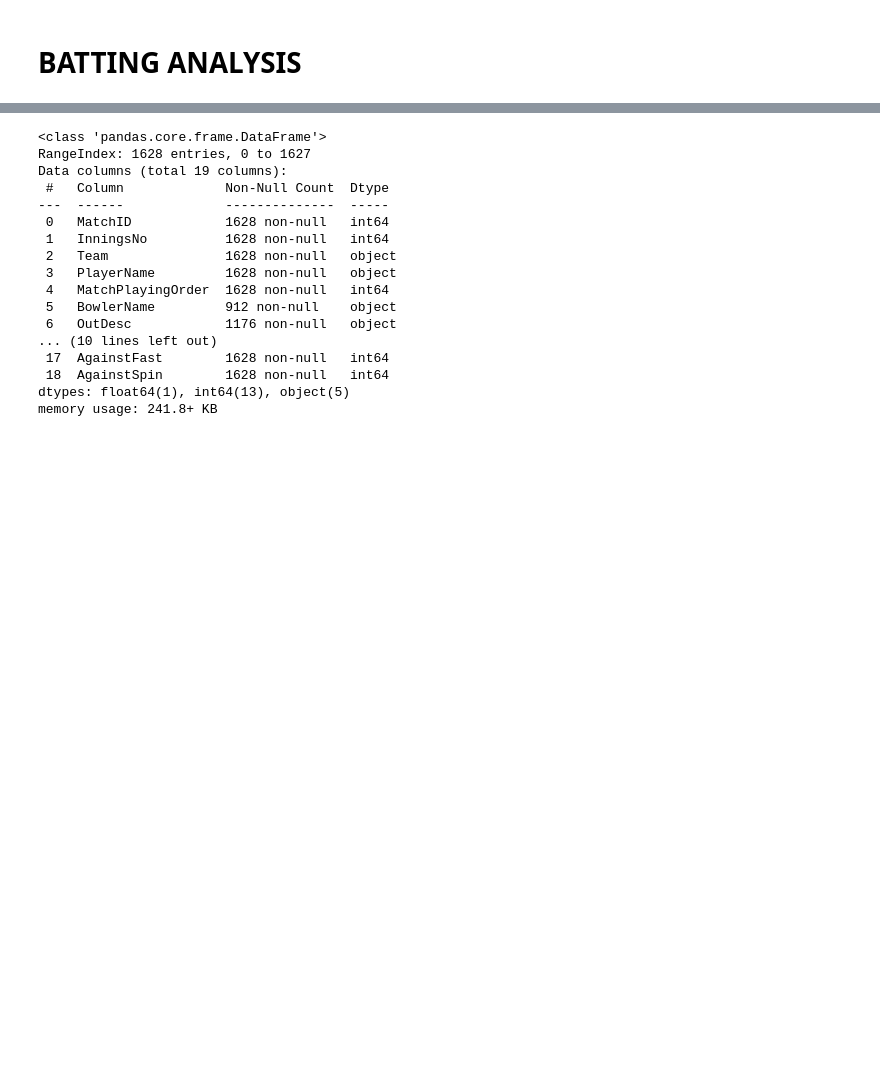
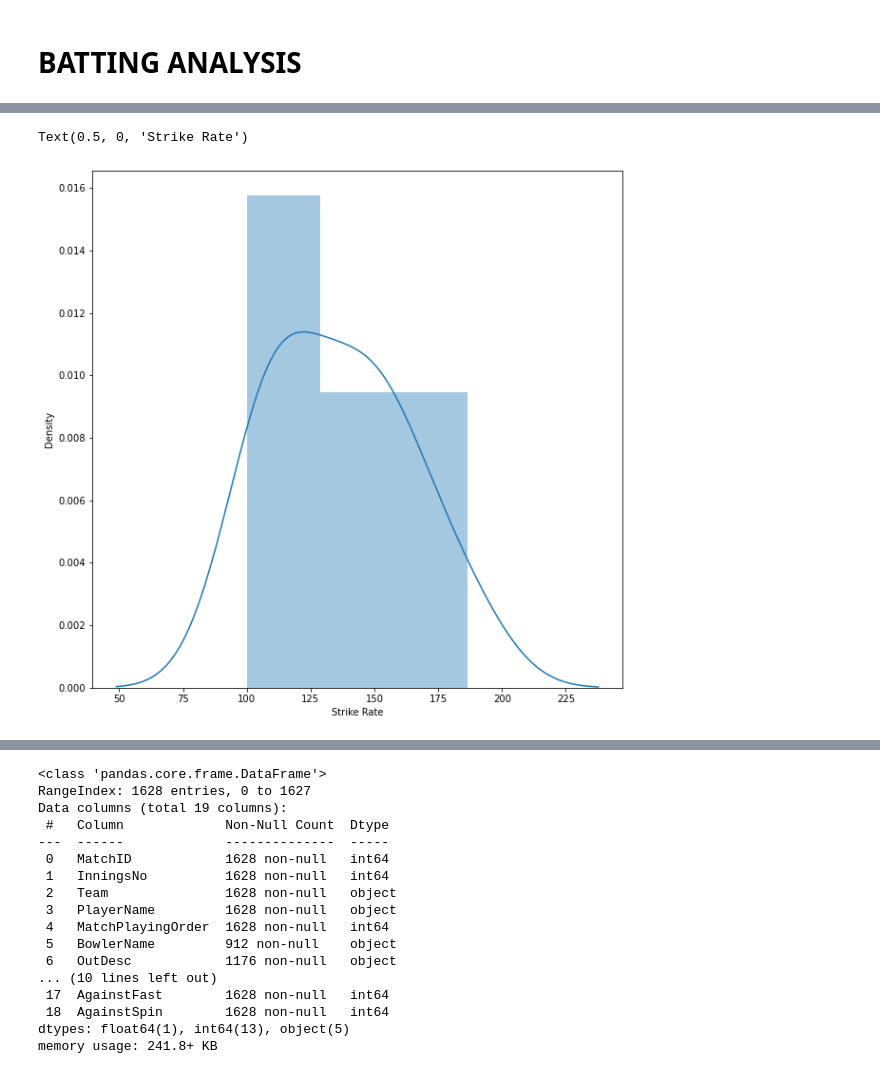
Before and after one commit to Divyesh230902/IPL-2022, a Jupyter notebook: IPL_2022_CaseStudy.ipynb, the cells around one changed output, grey strips where cells are left out. Drawn from its saved outputs; the diff is of its cells as text; code cells hidden in the pictures; blank space fills up the shorter version.

```diff
--- a/IPL_2022_CaseStudy.ipynb
+++ b/IPL_2022_CaseStudy.ipynb
@@ -31,3 +30,19 @@ StrikeRate2 = Bat_df['StrikeRate'].astype(str)
+# %%
+Bat_df['StrikeRate'].replace('-', np.nan, inplace=True)
+Bat_df['StrikeRate'].fillna(0, inplace=True)
+Bat_df['StrikeRate'] = Bat_df['StrikeRate'].astype(float)
+Bat_df['StrikeRate'].dtype
+Bat_df['StrikeRate'].mean()
+best_batsmans = Bat_df[Bat_df['StrikeRate'] >= Bat_df['StrikeRate'].mean()]
+Divyesh_batsman = best_batsmans.groupby("PlayerName").mean()
+my_team = Divyesh_batsman[['StrikeRate']].head(11)
+#players with highest Strike Rate
+plt.figure(figsize=(10,10))
+sns.distplot(my_team)
+plt.xlabel("Strike Rate")
+# %% [output]
+Text(0.5, 0, 'Strike Rate')
+[figure, added]
 # %%
 Bat_df.describe()
 #For checking the Description of data in the data frame
```
Also changed, not shown: parts of 3 cells of this notebook.
